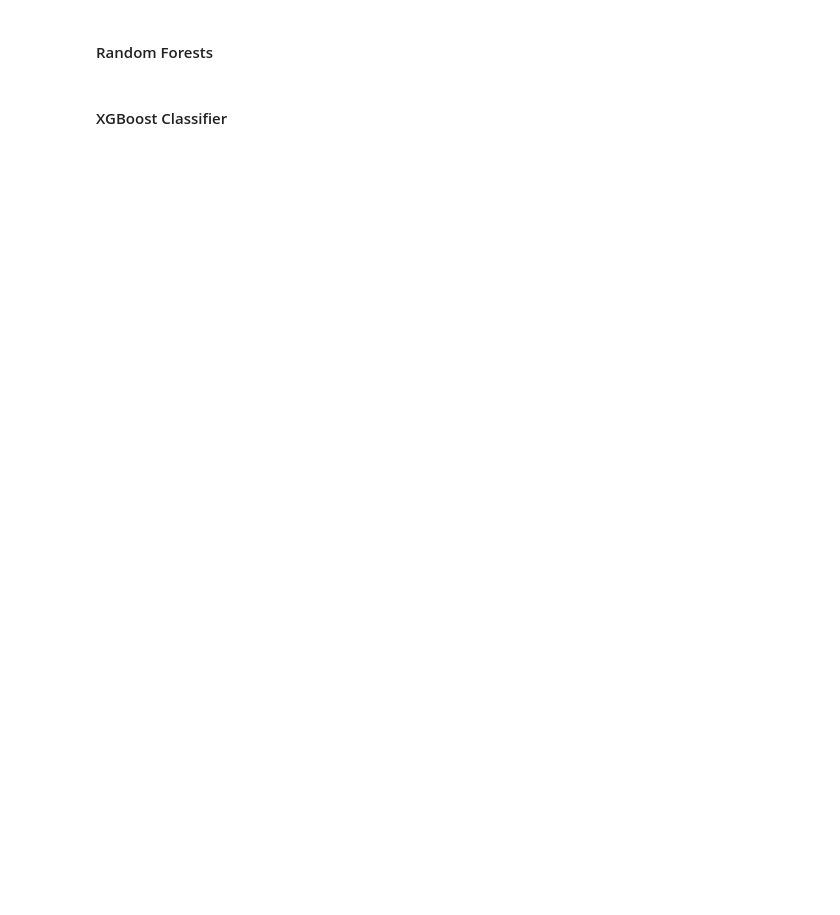
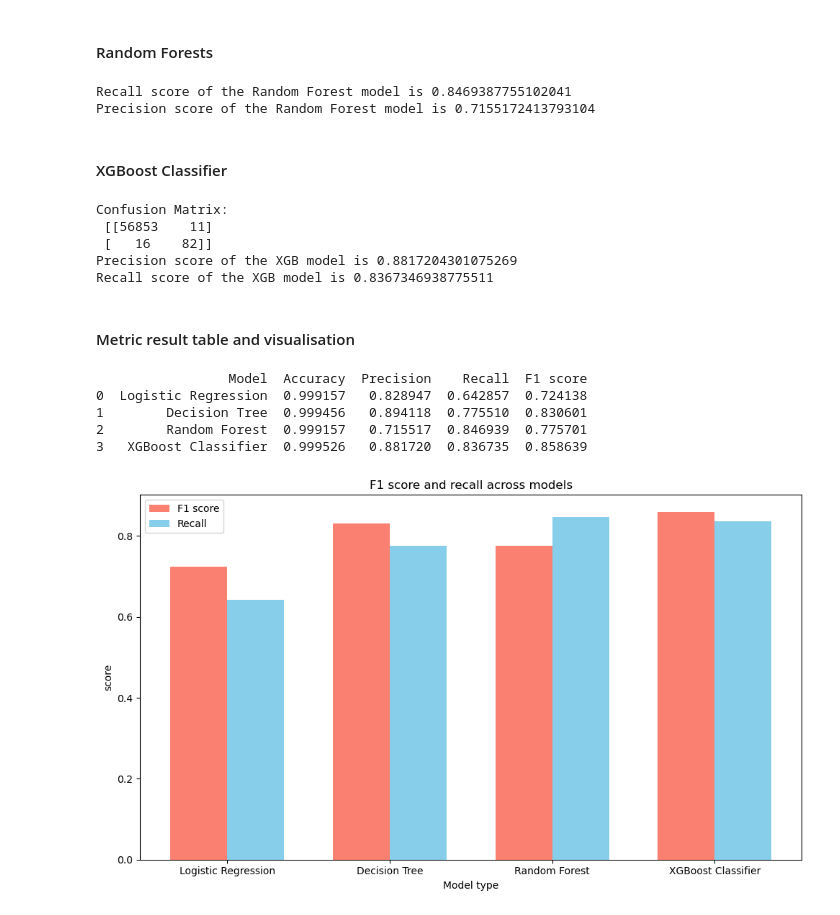
Before and after one commit to tranngonguyettu/Fraud_Detection, a Jupyter notebook: fraud_detection.ipynb, the cells around one changed output. Cells and saved outputs as stored; diff of their text form; code cells hidden in the pictures; blank space fills up the shorter version.

```diff
--- a/fraud_detection.ipynb
+++ b/fraud_detection.ipynb
@@ -380,8 +381,8 @@ array([[56642,     9],
 # %%
 forest = RandomForestClassifier(
     n_estimators=300,       #more trees, more stable
-    max_depth = None,       #no limit to control overfitting by ensemble and bagging
-    min_samples_leaf=30,    #decrease noise and smooth prediction
+    max_depth = None,       #no depth restriction; overfitting is mitigated by ensemble learning
+    min_samples_leaf=30,    #decrease noise, reduce overfitting and smooth prediction
     class_weight='balanced',    #fraud focus
     n_jobs = -1,
     random_state =42
@@ -389,7 +390,10 @@ forest = RandomForestClassifier(
 forest.fit(X_train, y_train)
 forest_prediction = forest.predict(X_test)
 print('Recall score of the Random Forest model is {}'.format(recall_score(y_test, forest_prediction)))
-print('F1 score of the Random Forest model is {}'.format(f1_score(y_test, forest_prediction)))
+print('Precision score of the Random Forest model is {}'.format(precision_score(y_test, forest_prediction)))
+# %% [output]
+Recall score of the Random Forest model is 0.8469387755102041
+Precision score of the Random Forest model is 0.7155172413793104
 # %% [markdown]
 #### XGBoost Classifier
 # %%
@@ -407,14 +411,69 @@ xgb = XGBClassifier(
     objective ='binary:logistic',
     eval_metric ='logloss',
     n_jobs=-1,
-    random_state =42
+    random_state = 42
 )
 
 xgb.fit(X_train,y_train)
 xgb_predict = xgb.predict(X_test)
 
 print("Confusion Matrix:\n", confusion_matrix(y_test, xgb_predict))
-print("\nClassification Report:\n", classification_report(y_test, xgb_predict, digits=4))
-print("Precision score of the Random Forest model is {}".format(precision_score(y_test, xgb_predict)))
-print("Recall score of the Random Forest model is {}".format(recall_score(y_test, xgb_predict)))
-print("F1-score of the XGBoost is {}".format(f1_score(y_test, xgb_predict)))
+print("Precision score of the XGB model is {}".format(precision_score(y_test, xgb_predict)))
+print("Recall score of the XGB model is {}".format(recall_score(y_test, xgb_predict)))
+# %% [output]
+Confusion Matrix:
+ [[56853    11]
+ [   16    82]]
+Precision score of the XGB model is 0.8817204301075269
+Recall score of the XGB model is 0.8367346938775511
+# %% [markdown]
+#### Metric result table and visualisation
+# %%
+#Metric results table
+results = []
+
+models = {
+    "Logistic Regression": log_reg_prediction,
+    "Decision Tree": tree_prediction,
+    "Random Forest": forest_prediction,
+    "XGBoost Classifier": xgb_predict
+}
+
+for model_name, y_pred in models.items():
+    results.append({
+        "Model": model_name,
+        "Accuracy": accuracy_score(y_test, y_pred),
+        "Precision": precision_score(y_test, y_pred),
+        "Recall": recall_score(y_test, y_pred),
+        "F1 score": f1_score(y_test, y_pred)
+    })
+
+metrics_df = pd.DataFrame(results)
+print(metrics_df)
+# %% [output]
+                 Model  Accuracy  Precision    Recall  F1 score
+0  Logistic Regression  0.999157   0.828947  0.642857  0.724138
+1        Decision Tree  0.999456   0.894118  0.775510  0.830601
+2        Random Forest  0.999157   0.715517  0.846939  0.775701
+3   XGBoost Classifier  0.999526   0.881720  0.836735  0.858639
+# %%
+model = metrics_df['Model']
+f1_score = metrics_df['F1 score']
+recall_score = metrics_df['Recall']
+
+x = np.arange(len(model))
+width = 0.35
+
+plt.figure(figsize=(10,6))
+plt.bar(x - width/2, f1_score, width, label='F1 score', color = 'salmon')
+plt.bar(x + width/2, recall_score, width, label='Recall', color = 'skyblue')
+
+plt.xlabel("Model type")
+plt.ylabel("score")
+plt.title("F1 score and recall across models")
+plt.xticks(x, models)
+plt.legend()
+plt.tight_layout()
+plt.show()
+# %% [output]
+[figure, added]
```
Also changed, not shown: parts of 17 cells of this notebook.
